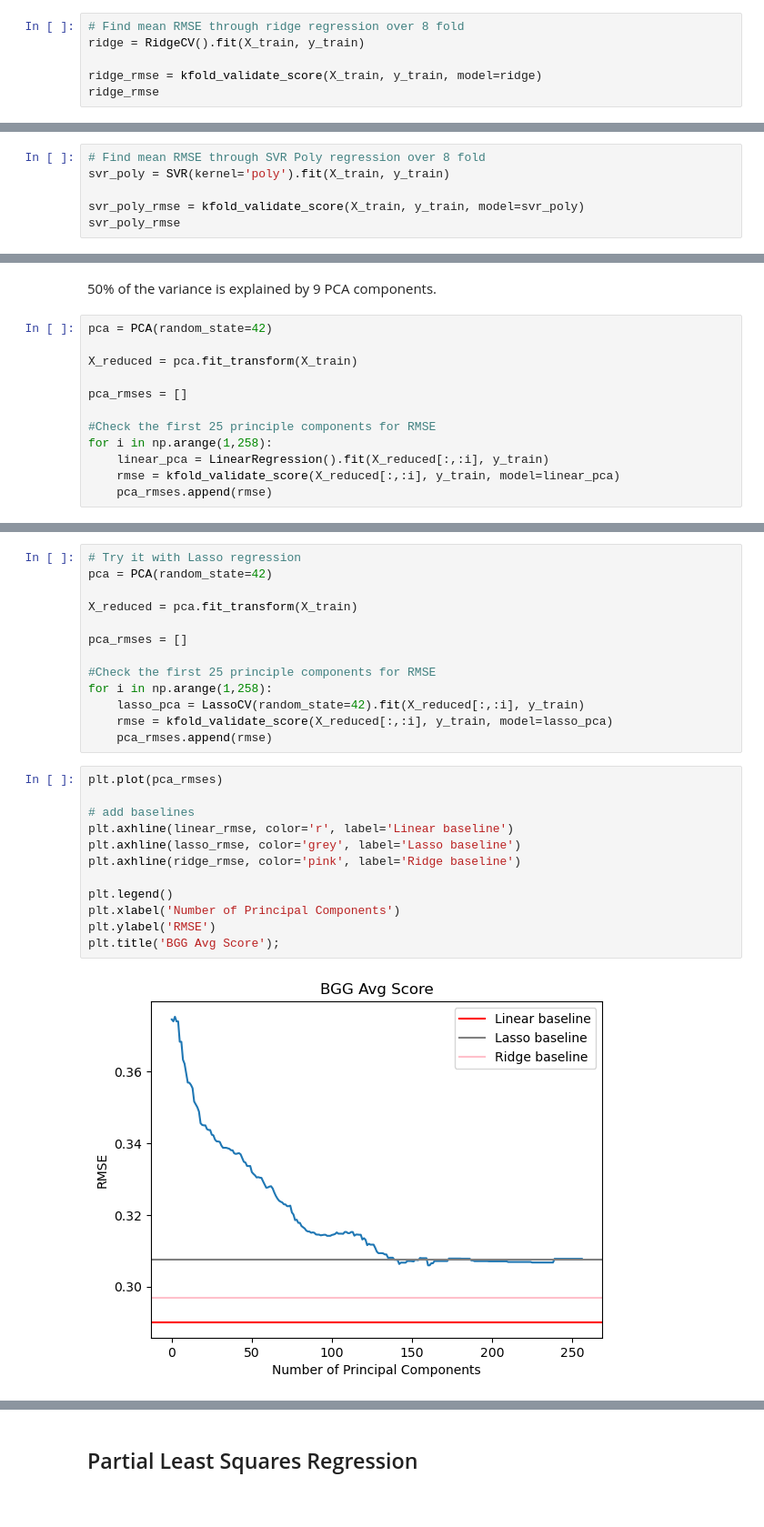
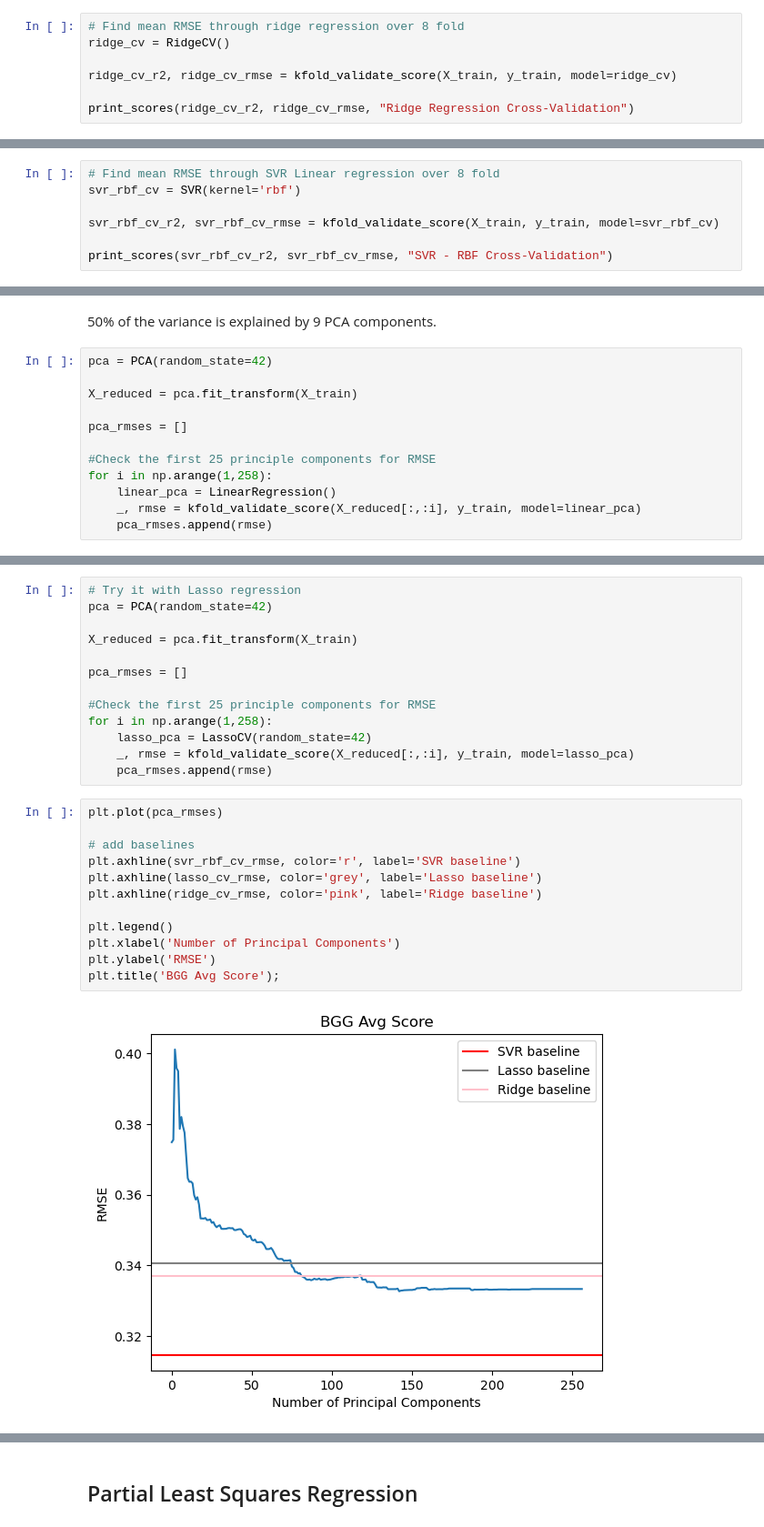
Before and after one commit to haddocksmack/bgg_ml, a Jupyter notebook: BGG_ML_clean.ipynb, the cells around one changed output, grey strips where cells are left out. Shown: that part at 91% size. Drawn from its saved outputs; the diff is of its cells as text.

```diff
--- a/BGG_ML_clean.ipynb
+++ b/BGG_ML_clean.ipynb
@@ -168,8 +174,9 @@ Basic Lasso Regression is worse than Linear Regression
 ## Ridge Regression
 # %%
 # Find mean RMSE through ridge regression over 8 fold
-ridge = RidgeCV().fit(X_train, y_train)
+ridge_cv = RidgeCV()
 
-ridge_rmse = kfold_validate_score(X_train, y_train, model=ridge)
-ridge_rmse
+ridge_cv_r2, ridge_cv_rmse = kfold_validate_score(X_train, y_train, model=ridge_cv)
+
+print_scores(ridge_cv_r2, ridge_cv_rmse, "Ridge Regression Cross-Validation")
 # %% [output]
@@ -197,7 +215,8 @@ svr_rbf_rmse
 # %%
-# Find mean RMSE through SVR Poly regression over 8 fold
-svr_poly = SVR(kernel='poly').fit(X_train, y_train)
+# Find mean RMSE through SVR Linear regression over 8 fold
+svr_rbf_cv = SVR(kernel='rbf')
 
-svr_poly_rmse = kfold_validate_score(X_train, y_train, model=svr_poly)
-svr_poly_rmse
+svr_rbf_cv_r2, svr_rbf_cv_rmse = kfold_validate_score(X_train, y_train, model=svr_rbf_cv)
+
+print_scores(svr_rbf_cv_r2, svr_rbf_cv_rmse, "SVR - RBF Cross-Validation")
 # %% [output]
@@ -252,8 +276,8 @@ pca_rmses = []
 
 #Check the first 25 principle components for RMSE
 for i in np.arange(1,258):
-    linear_pca = LinearRegression().fit(X_reduced[:,:i], y_train)
-    rmse = kfold_validate_score(X_reduced[:,:i], y_train, model=linear_pca)
+    linear_pca = LinearRegression()
+    _, rmse = kfold_validate_score(X_reduced[:,:i], y_train, model=linear_pca)
     pca_rmses.append(rmse)
 # %%
 plt.plot(pca_rmses)
@@ -279,23 +303,23 @@ pca_rmses = []
 
 #Check the first 25 principle components for RMSE
 for i in np.arange(1,258):
-    lasso_pca = LassoCV(random_state=42).fit(X_reduced[:,:i], y_train)
-    rmse = kfold_validate_score(X_reduced[:,:i], y_train, model=lasso_pca)
+    lasso_pca = LassoCV(random_state=42)
+    _, rmse = kfold_validate_score(X_reduced[:,:i], y_train, model=lasso_pca)
     pca_rmses.append(rmse)
 # %%
 plt.plot(pca_rmses)
 
 # add baselines
-plt.axhline(linear_rmse, color='r', label='Linear baseline')
-plt.axhline(lasso_rmse, color='grey', label='Lasso baseline')
-plt.axhline(ridge_rmse, color='pink', label='Ridge baseline')
+plt.axhline(svr_rbf_cv_rmse, color='r', label='SVR baseline')
+plt.axhline(lasso_cv_rmse, color='grey', label='Lasso baseline')
+plt.axhline(ridge_cv_rmse, color='pink', label='Ridge baseline')
 
 plt.legend()
 plt.xlabel('Number of Principal Components')
 plt.ylabel('RMSE')
 plt.title('BGG Avg Score');
 # %% [output]
-[figure, old version]
+[figure, new version]
 # %%
 # Try it with Ridge regression
 pca = PCA(random_state=42)
```
Also changed, not shown: parts of 27 cells of this notebook, 1 other file.
